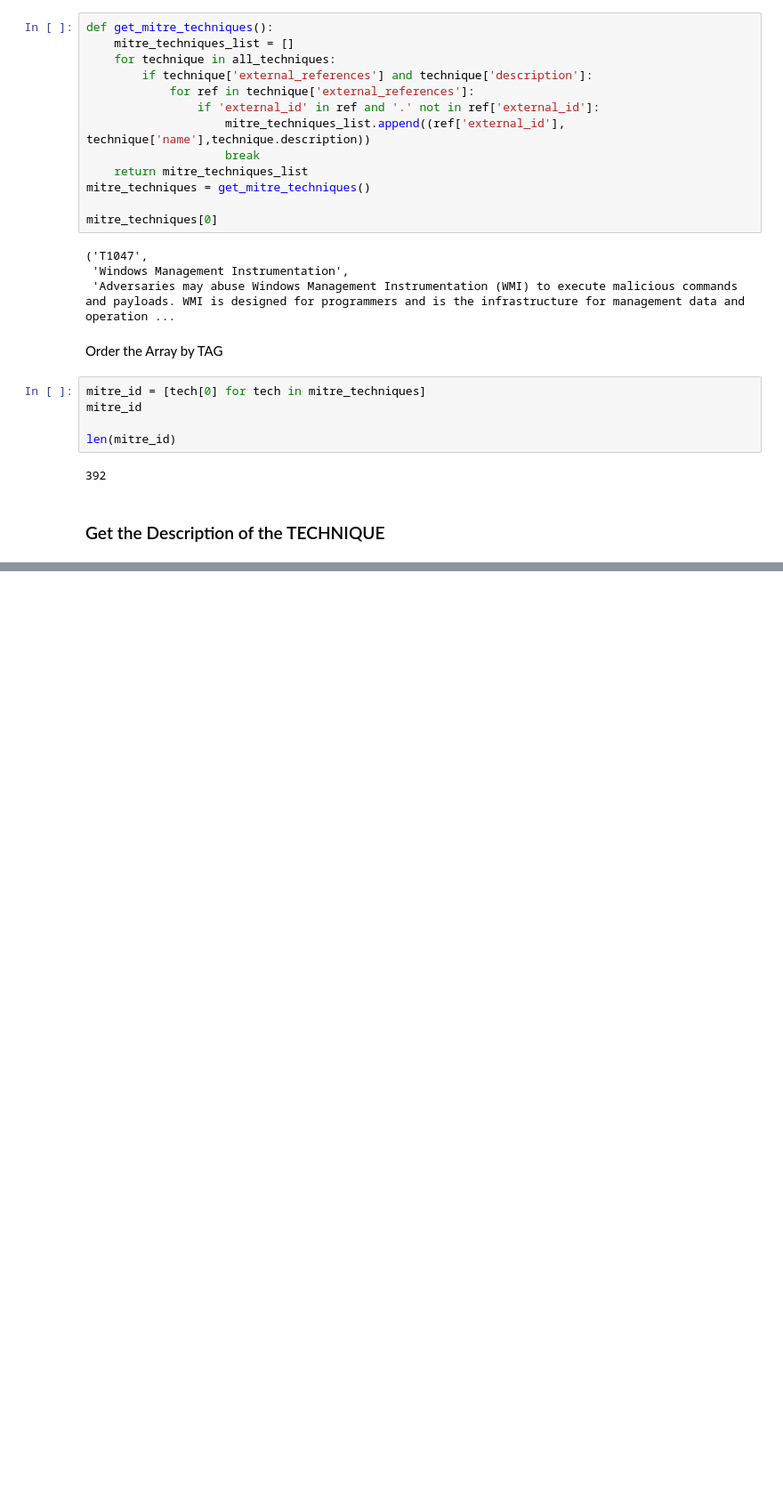
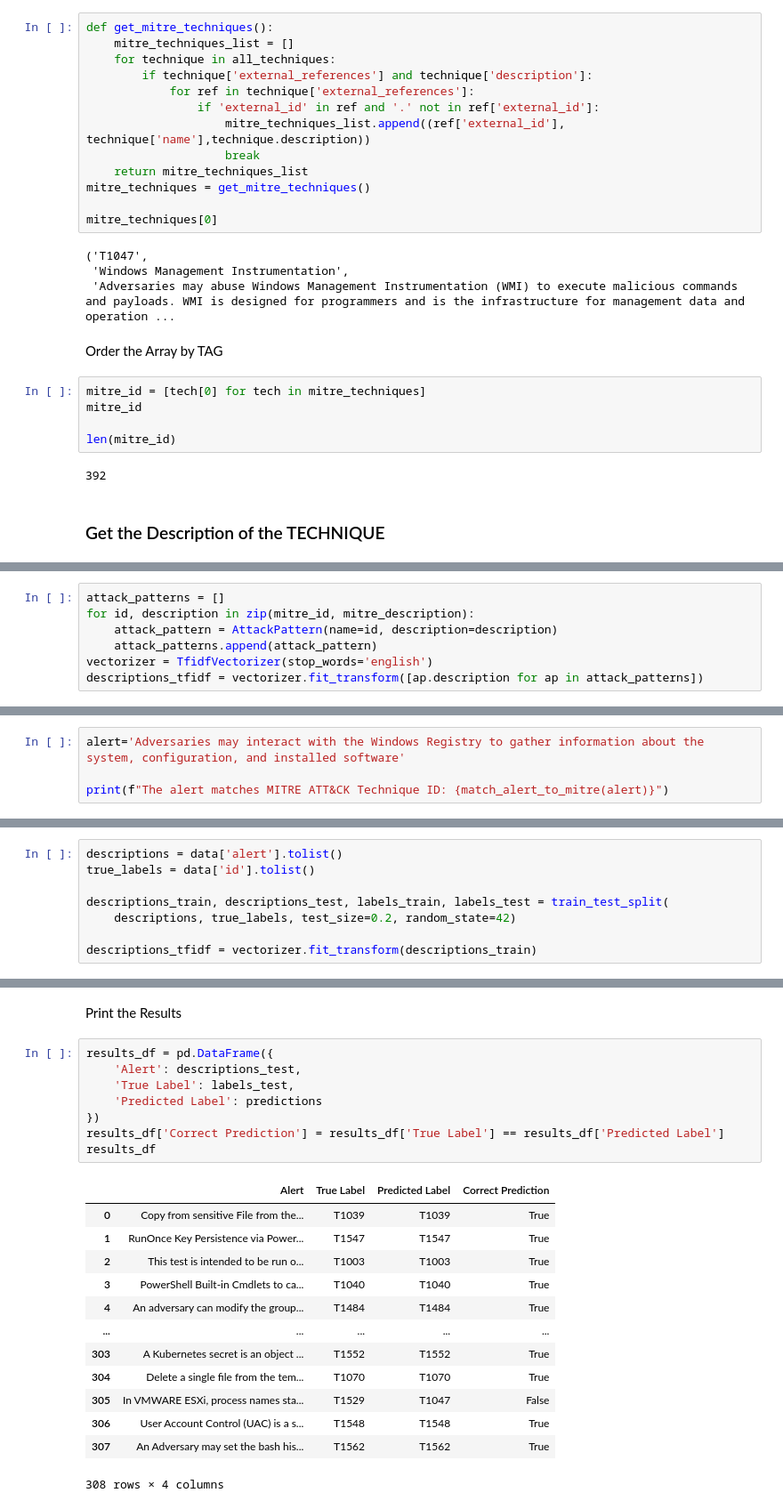
Before and after one commit to BrenesRM/Haochen-Mitre-Attack-data-2024, a Jupyter notebook: Haochen_Mitre_Attack_data_2024.ipynb, the cells around one changed output, grey strips where cells are left out. Shown at 89% size. Cells and saved outputs as stored; diff of their text form; blank space fills up the shorter version.

```diff
--- a/Haochen_Mitre_Attack_data_2024.ipynb
+++ b/Haochen_Mitre_Attack_data_2024.ipynb
@@ -149,0 +171,7 @@ mitre_description
+# %%
+attack_patterns = []
+for id, description in zip(mitre_id, mitre_description):
+    attack_pattern = AttackPattern(name=id, description=description)
+    attack_patterns.append(attack_pattern)
+vectorizer = TfidfVectorizer(stop_words='english')
+descriptions_tfidf = vectorizer.fit_transform([ap.description for ap in attack_patterns])
@@ -149,0 +191,4 @@ mitre_description
+# %%
+alert='Adversaries may interact with the Windows Registry to gather information about the system, configuration, and installed software'
+
+print(f"The alert matches MITRE ATT&CK Technique ID: {match_alert_to_mitre(alert)}")
@@ -149,0 +199,8 @@ mitre_description
+# %%
+descriptions = data['alert'].tolist()
+true_labels = data['id'].tolist()
+
+descriptions_train, descriptions_test, labels_train, labels_test = train_test_split(
+    descriptions, true_labels, test_size=0.2, random_state=42)
+
+descriptions_tfidf = vectorizer.fit_transform(descriptions_train)
@@ -149,0 +350,24 @@ mitre_description
+# %% [markdown]
+Print the Results
+# %%
+results_df = pd.DataFrame({
+    'Alert': descriptions_test,
+    'True Label': labels_test,
+    'Predicted Label': predictions
+})
+results_df['Correct Prediction'] = results_df['True Label'] == results_df['Predicted Label']
+results_df
+# %% [output]
+|  | Alert | True Label | Predicted Label | Correct Prediction |
+| 0 | Copy from sensitive File from the... | T1039 | T1039 | True |
+| 1 | RunOnce Key Persistence via Power... | T1547 | T1547 | True |
+| 2 | This test is intended to be run o... | T1003 | T1003 | True |
+| 3 | PowerShell Built-in Cmdlets to ca... | T1040 | T1040 | True |
+| 4 | An adversary can modify the group... | T1484 | T1484 | True |
+| ... | ... | ... | ... | ... |
+| 303 | A Kubernetes secret is an object ... | T1552 | T1552 | True |
+| 304 | Delete a single file from the tem... | T1070 | T1070 | True |
+| 305 | In VMWARE ESXi, process names sta... | T1529 | T1047 | False |
+| 306 | User Account Control (UAC) is a s... | T1548 | T1548 | True |
+| 307 | An Adversary may set the bash his... | T1562 | T1562 | True |
+308 rows × 4 columns
```
Also changed, not shown: parts of 22 cells of this notebook.
